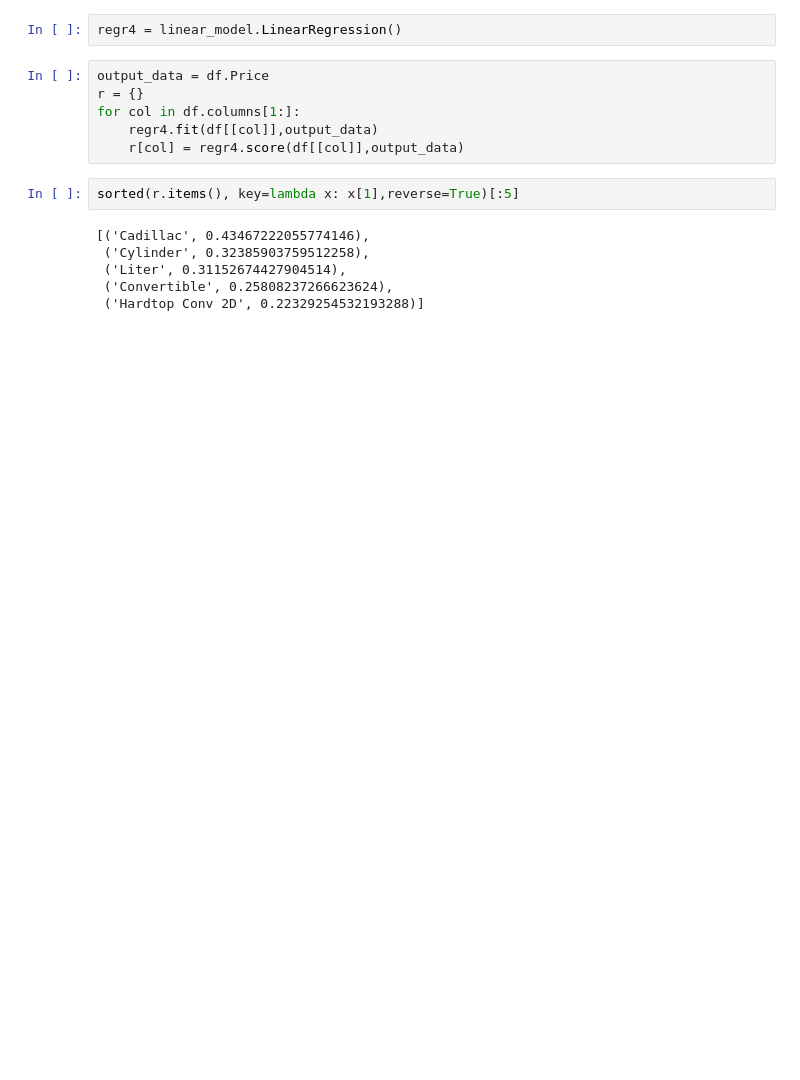
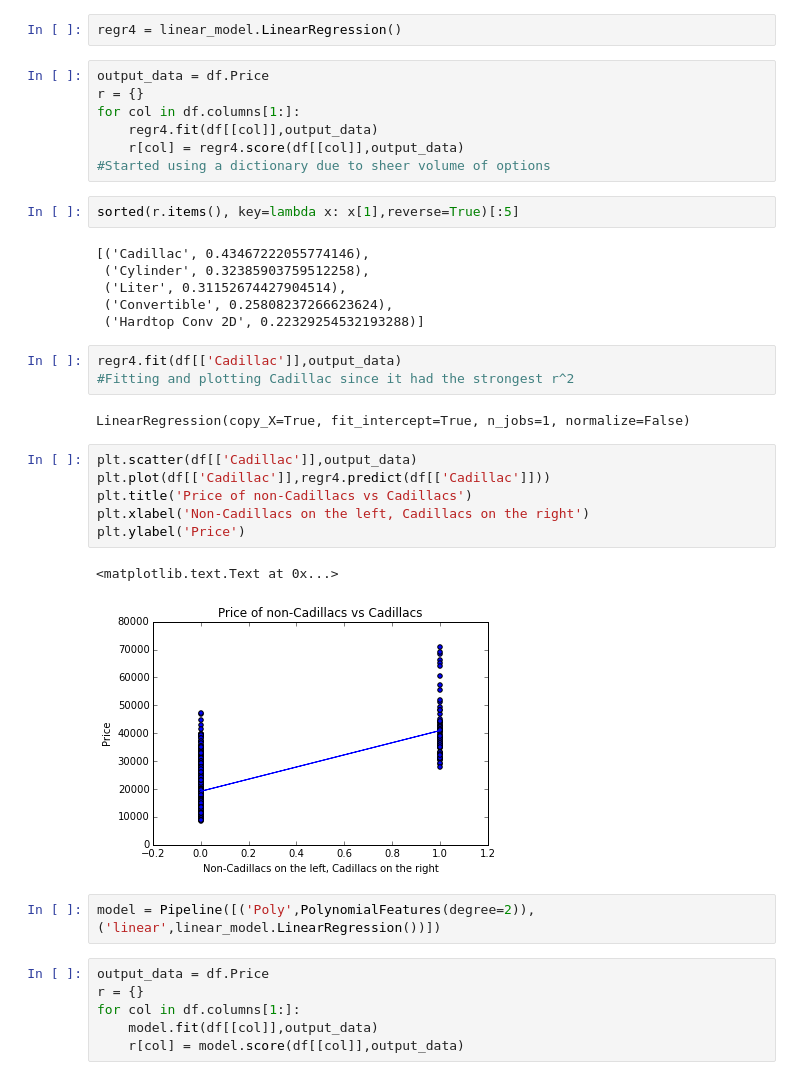
Before and after one commit to Shea-Wolfe/car-linear-regression, a Jupyter notebook: car-worth.ipynb, the cells around one changed output. Drawn from its saved outputs; the diff is of its cells as text; blank space fills up the shorter version.

```diff
--- a/car-worth.ipynb
+++ b/car-worth.ipynb
@@ -224,6 +258,7 @@ r = {}
 for col in df.columns[1:]:
     regr4.fit(df[[col]],output_data)
     r[col] = regr4.score(df[[col]],output_data)
+#Started using a dictionary due to sheer volume of options
 # %%
 sorted(r.items(), key=lambda x: x[1],reverse=True)[:5]
 # %% [output]
@@ -232,3 +267,25 @@ sorted(r.items(), key=lambda x: x[1],reverse=True)[:5]
  ('Liter', 0.31152674427904514),
  ('Convertible', 0.25808237266623624),
  ('Hardtop Conv 2D', 0.22329254532193288)]
+# %%
+regr4.fit(df[['Cadillac']],output_data)
+#Fitting and plotting Cadillac since it had the strongest r^2
+# %% [output]
+LinearRegression(copy_X=True, fit_intercept=True, n_jobs=1, normalize=False)
+# %%
+plt.scatter(df[['Cadillac']],output_data)
+plt.plot(df[['Cadillac']],regr4.predict(df[['Cadillac']]))
+plt.title('Price of non-Cadillacs vs Cadillacs')
+plt.xlabel('Non-Cadillacs on the left, Cadillacs on the right')
+plt.ylabel('Price')
+# %% [output]
+<matplotlib.text.Text at 0x...>
+[figure, added]
+# %%
+model = Pipeline([('Poly',PolynomialFeatures(degree=2)),('linear',linear_model.LinearRegression())])
+# %%
+output_data = df.Price
+r = {}
+for col in df.columns[1:]:
+    model.fit(df[[col]],output_data)
+    r[col] = model.score(df[[col]],output_data)
```
Also changed, not shown: parts of 34 cells of this notebook.
